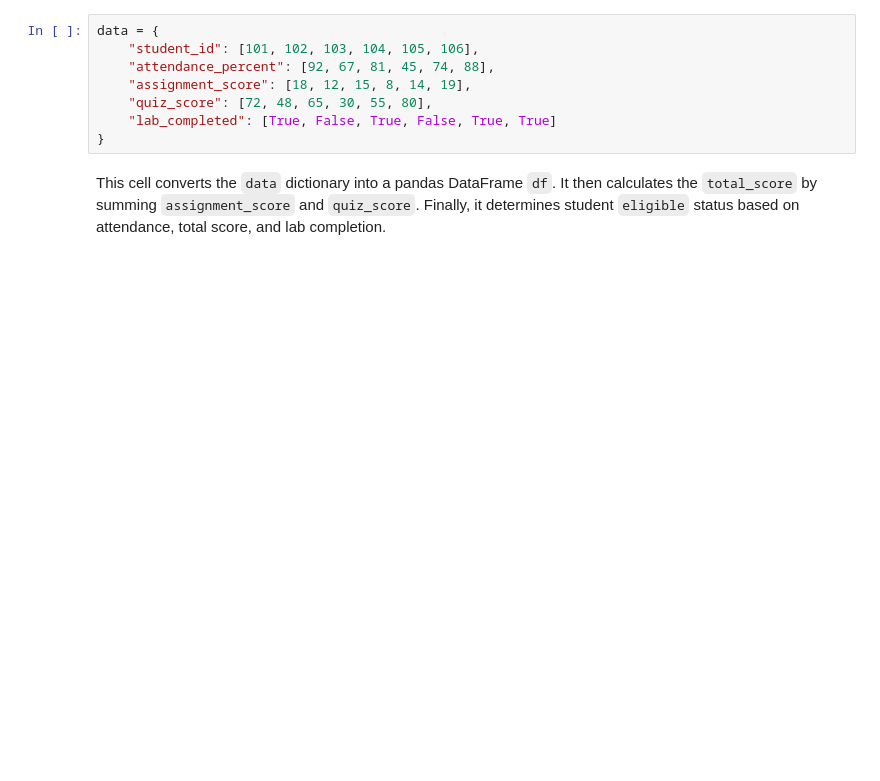
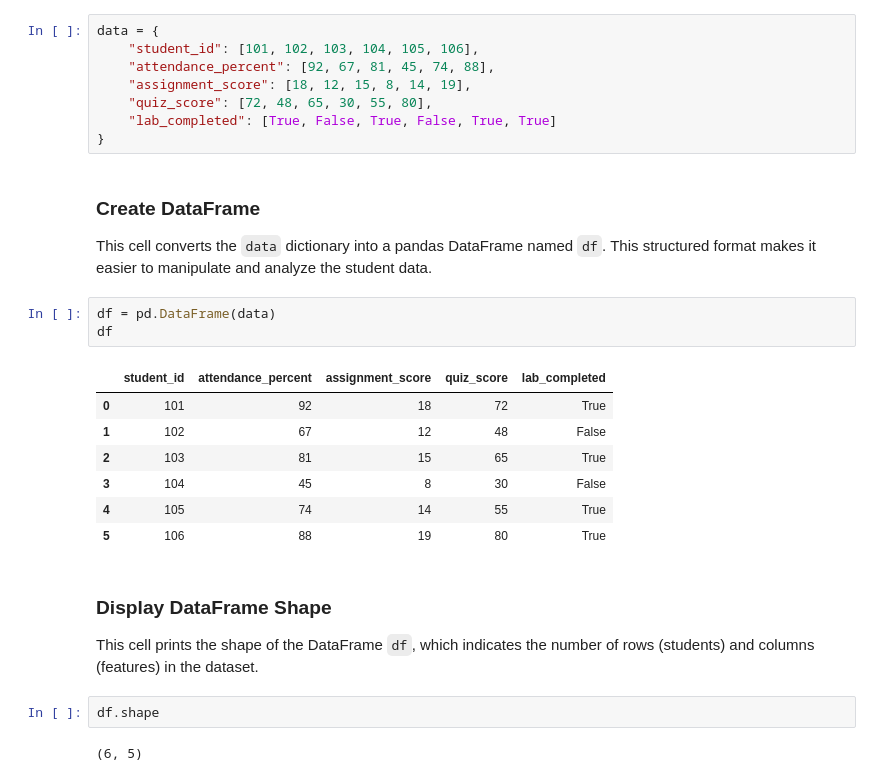
Before and after one commit to HariGodGamer/Summer-BootCamp-1st-Year, a Jupyter notebook: Summer BootCamp Session 1.ipynb, the cells around one changed output. Cells and saved outputs as stored; diff of their text form; blank space fills up the shorter version.

```diff
--- a/Summer BootCamp Session 1.ipynb
+++ b/Summer BootCamp Session 1.ipynb
@@ -15,5 +38,24 @@ data = {
     "quiz_score": [72, 48, 65, 30, 55, 80],
     "lab_completed": [True, False, True, False, True, True]
 }
-# %% [markdown]
-This cell converts the `data` dictionary into a pandas DataFrame `df`. It then calculates the `total_score` by summing `assignment_score` and `quiz_score`. Finally, it determines student `eligible` status based on attendance, total score, and lab completion.
+# %% [markdown]
+### Create DataFrame
+This cell converts the `data` dictionary into a pandas DataFrame named `df`. This structured format makes it easier to manipulate and analyze the student data.
+# %%
+df = pd.DataFrame(data)
+df
+# %% [output]
+|  | student_id | attendance_percent | assignment_score | quiz_score | lab_completed |
+| 0 | 101 | 92 | 18 | 72 | True |
+| 1 | 102 | 67 | 12 | 48 | False |
+| 2 | 103 | 81 | 15 | 65 | True |
+| 3 | 104 | 45 | 8 | 30 | False |
+| 4 | 105 | 74 | 14 | 55 | True |
+| 5 | 106 | 88 | 19 | 80 | True |
+# %% [markdown]
+### Display DataFrame Shape
+This cell prints the shape of the DataFrame `df`, which indicates the number of rows (students) and columns (features) in the dataset.
+# %%
+df.shape
+# %% [output]
+(6, 5)
```
Also changed, not shown: parts of 27 cells of this notebook.
